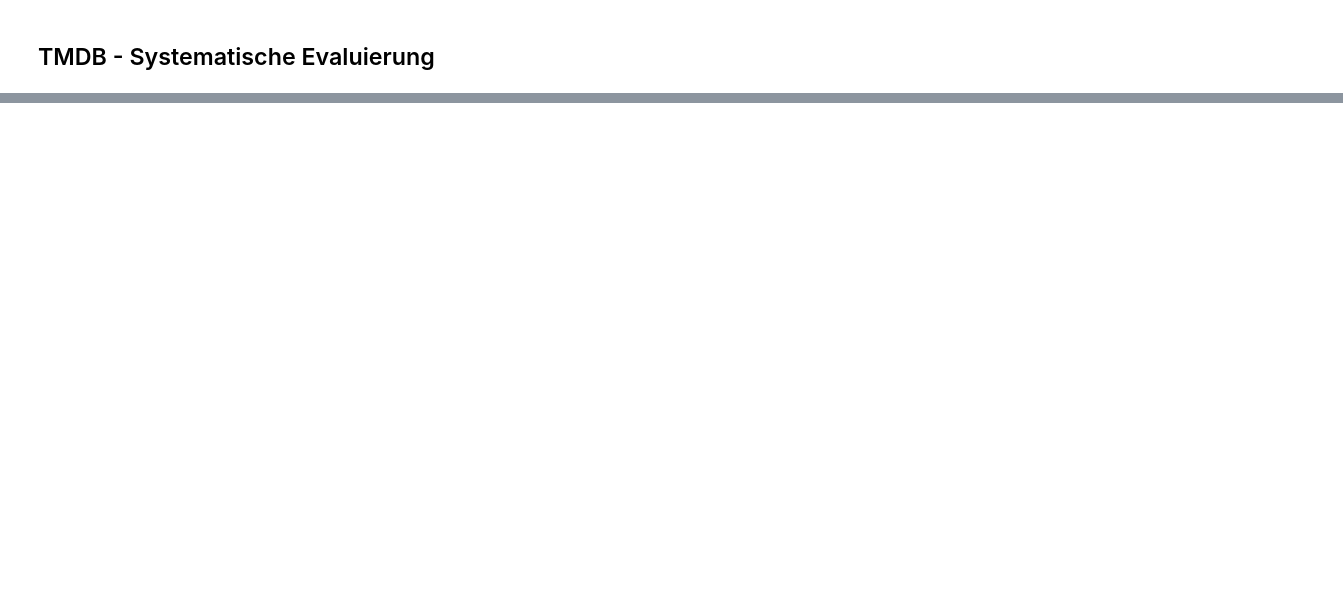
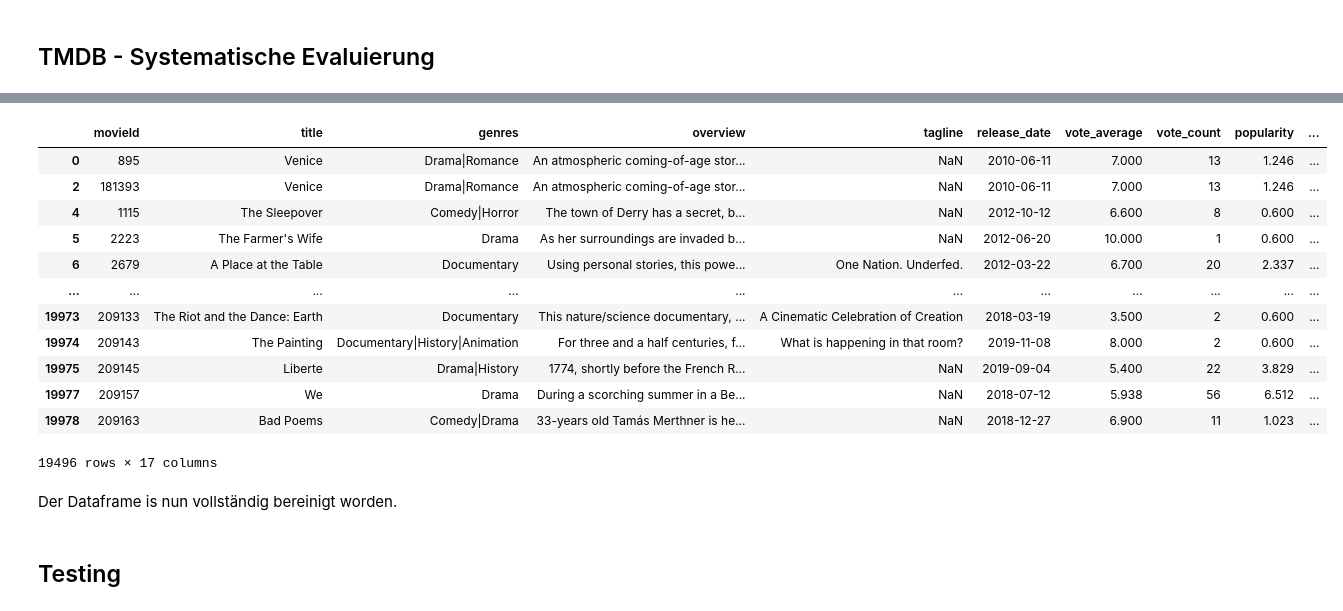
Before and after one commit to Luuzemp14/Cds1_Tinder-4-Movies, a Jupyter notebook: datawrangling.ipynb, the cells around one changed output, grey strips where cells are left out. Cells and saved outputs as stored; diff of their text form; code cells hidden in the pictures; blank space fills up the shorter version.

```diff
--- a/datawrangling.ipynb
+++ b/datawrangling.ipynb
@@ -102,0 +109,6 @@ memory usage: 2.1+ MB
+# %%
+# remove duplicate rows (with same movieId)
+df2 = df_movies2.drop_duplicates('movieId')
+# %%
+# replace empty field with np.nan
+df2 = df2.replace("", np.nan)
@@ -102,0 +137,21 @@ memory usage: 2.1+ MB
+# %%
+# drop rows with NAN overwie and genres --> these values are very important for the recommender model
+df2.dropna(subset=['overview', 'genres'])
+# %% [output]
+|  | movieId | title | genres | overview | tagline | release_date | vote_average | vote_count | popularity | ... |
+| 0 | 895 | Venice | Drama|Romance | An atmospheric coming-of-age stor... | NaN | 2010-06-11 | 7.000 | 13 | 1.246 | ... |
+| 2 | 181393 | Venice | Drama|Romance | An atmospheric coming-of-age stor... | NaN | 2010-06-11 | 7.000 | 13 | 1.246 | ... |
+| 4 | 1115 | The Sleepover | Comedy|Horror | The town of Derry has a secret, b... | NaN | 2012-10-12 | 6.600 | 8 | 0.600 | ... |
+| 5 | 2223 | The Farmer's Wife | Drama | As her surroundings are invaded b... | NaN | 2012-06-20 | 10.000 | 1 | 0.600 | ... |
+| 6 | 2679 | A Place at the Table | Documentary | Using personal stories, this powe... | One Nation. Underfed. | 2012-03-22 | 6.700 | 20 | 2.337 | ... |
+| ... | ... | ... | ... | ... | ... | ... | ... | ... | ... | ... |
+| 19973 | 209133 | The Riot and the Dance: Earth | Documentary | This nature/science documentary, ... | A Cinematic Celebration of Creation | 2018-03-19 | 3.500 | 2 | 0.600 | ... |
+| 19974 | 209143 | The Painting | Documentary|History|Animation | For three and a half centuries, f... | What is happening in that room? | 2019-11-08 | 8.000 | 2 | 0.600 | ... |
+| 19975 | 209145 | Liberte | Drama|History | 1774, shortly before the French R... | NaN | 2019-09-04 | 5.400 | 22 | 3.829 | ... |
+| 19977 | 209157 | We | Drama | During a scorching summer in a Be... | NaN | 2018-07-12 | 5.938 | 56 | 6.512 | ... |
+| 19978 | 209163 | Bad Poems | Comedy|Drama | 33-years old Tamás Merthner is he... | NaN | 2018-12-27 | 6.900 | 11 | 1.023 | ... |
+19496 rows × 17 columns
+# %% [markdown]
+Der Dataframe is nun vollständig bereinigt worden.
+# %% [markdown]
+## Testing
```
Also changed, not shown: parts of 17 cells of this notebook.
